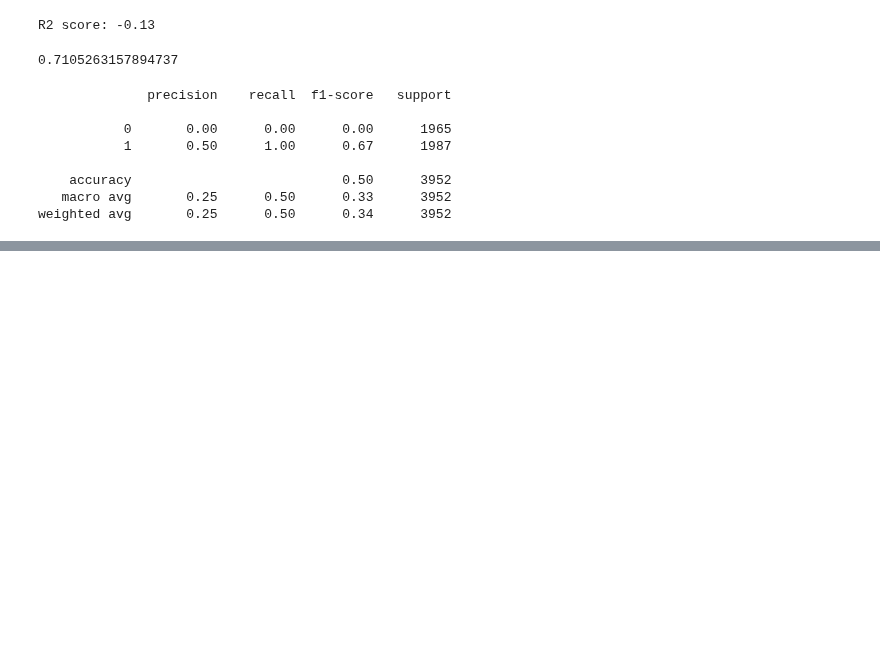
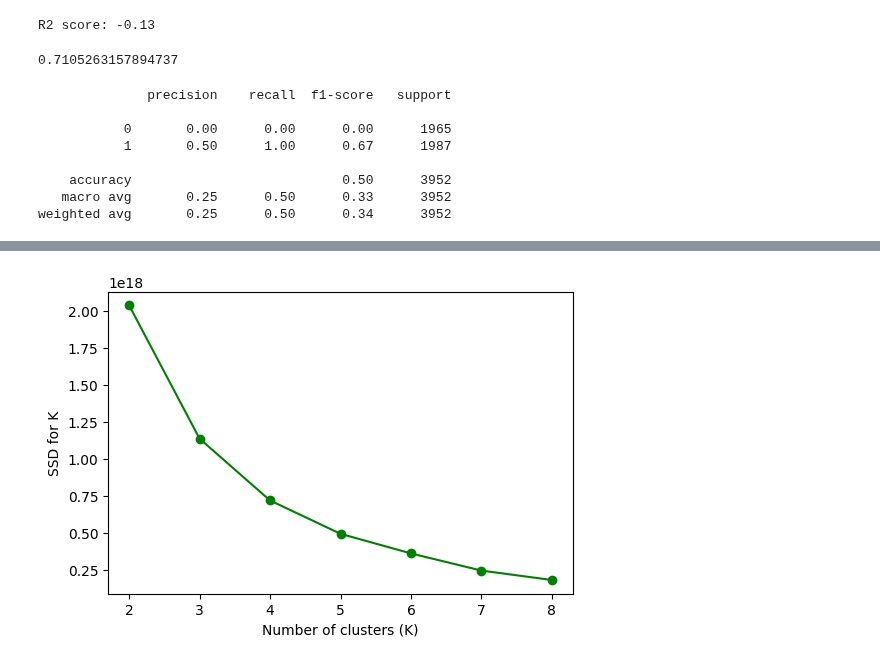
Before and after one commit to vn322/Cod_future, a Jupyter notebook: Scikit_learn.ipynb, the cells around one changed output, grey strips where cells are left out. Drawn from its saved outputs; the diff is of its cells as text; code cells hidden in the pictures; blank space fills up the shorter version.

```diff
--- a/Scikit_learn.ipynb
+++ b/Scikit_learn.ipynb
@@ -515,0 +448,3 @@ Support Vector Classification (SVC)
+# %%
+df_kmeans = pd.get_dummies(lol, drop_first=True)
+df_kmeans.head()
@@ -515,0 +463,6 @@ Support Vector Classification (SVC)
+# %%
+from sklearn.cluster import KMeans
+kmeans_model = KMeans(n_clusters=3)
+clusters = kmeans_model.fit_predict(df_kmeans)
+df_kmeans.insert(df_kmeans.columns.get_loc("blueWins"), "Cluster", clusters)
+df_kmeans.head(3)
@@ -515,0 +475,13 @@ Support Vector Classification (SVC)
+# %%
+ssd = []
+for k in range(2, 9):
+    kmeans_model = KMeans(n_clusters=k)
+    kmeans_model.fit(df_kmeans)
+    ssd.append(kmeans_model.inertia_)
+plt.figure(figsize=(6, 4), dpi=100)
+plt.plot(range(2, 9), ssd, color="green", marker="o")
+plt.xlabel("Number of clusters (K)")
+plt.ylabel("SSD for K")
+plt.show()
+# %% [output]
+[figure, added]
```
Also changed, not shown: parts of 27 cells of this notebook.
